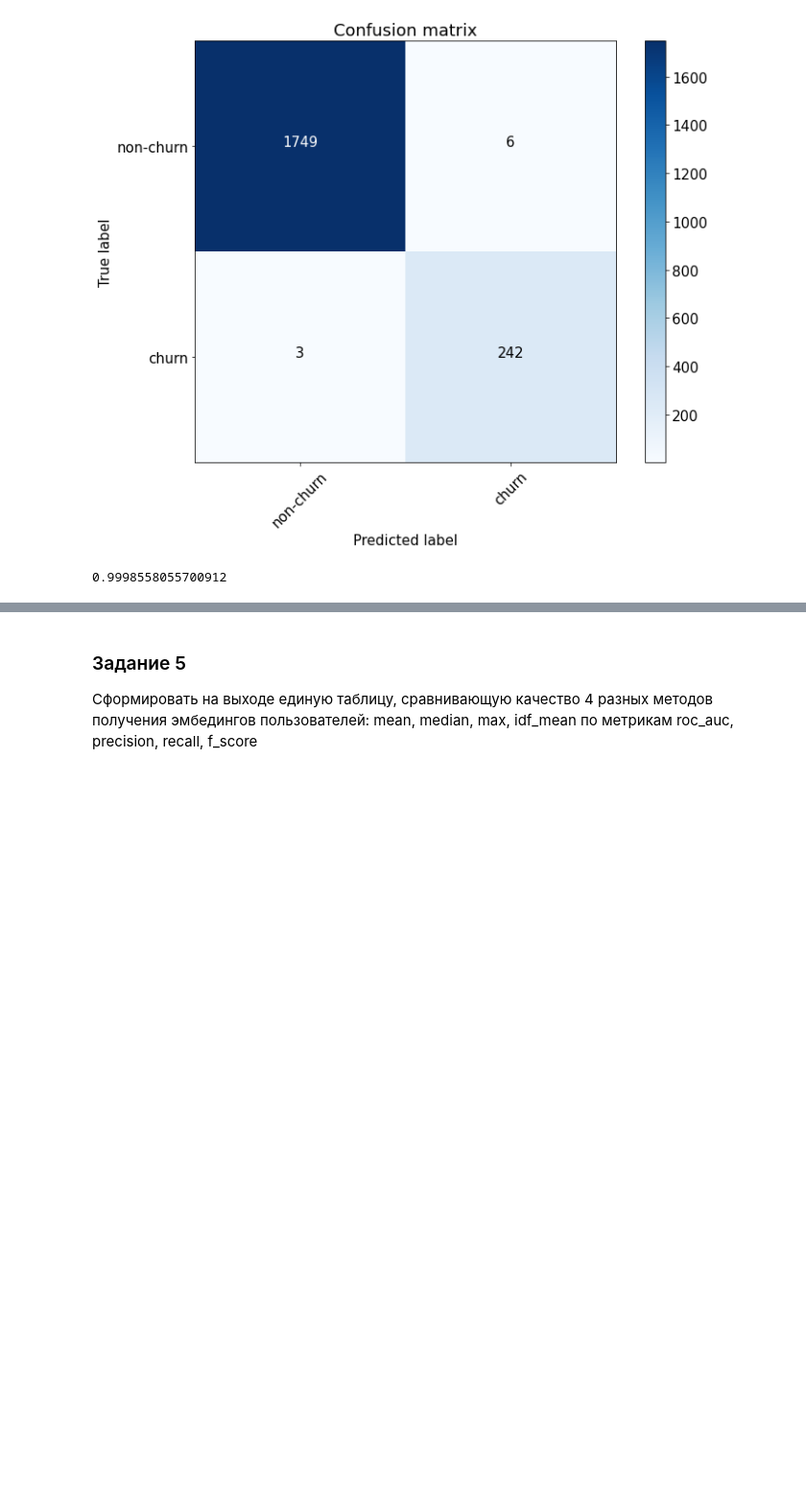
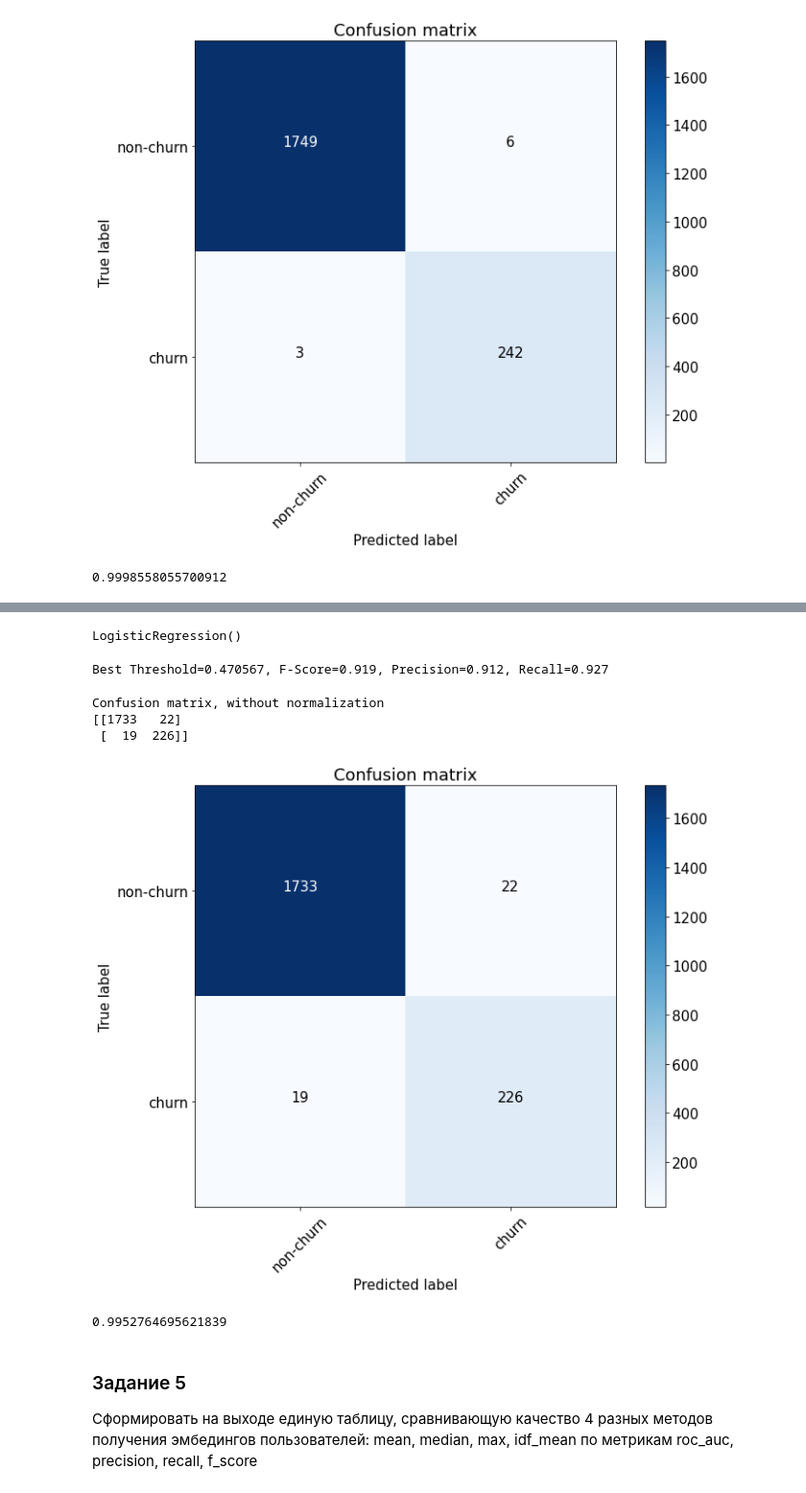
Before and after one commit to ME-27/ML_in_Business_Geekbrains_course, a Jupyter notebook: ML_in_Business_HW2_Evgenii_Kirillov.ipynb, the cells around one changed output, grey strips where cells are left out. Shown at 96% size. Cells and saved outputs as stored; diff of their text form; code cells hidden in the pictures; blank space fills up the shorter version.

```diff
--- a/ML_in_Business_HW2_Evgenii_Kirillov.ipynb
+++ b/ML_in_Business_HW2_Evgenii_Kirillov.ipynb
@@ -879,0 +973,6 @@ metrics_tfidf_mean_embedding = [fscore[ix], precision[ix], recall[ix], roc_auc_s
+# %%
+logreg = LogisticRegression()
+# %%
+logreg.fit(X_train, y_train)
+# %% [output]
+LogisticRegression()
@@ -879,0 +984,32 @@ metrics_tfidf_mean_embedding = [fscore[ix], precision[ix], recall[ix], roc_auc_s
+# %%
+precision, recall, thresholds = precision_recall_curve(y_test, preds)
+fscore = (2 * precision * recall) / (precision + recall)
+
+# locate the index of the largest f-score
+ix = np.argmax(fscore)
+print('Best Threshold=%f, F-Score=%.3f, Precision=%.3f, Recall=%.3f' % (thresholds[ix],
+                                                                        fscore[ix],
+                                                                        precision[ix],
+                                                                        recall[ix]))
+# %% [output]
+Best Threshold=0.470567, F-Score=0.919, Precision=0.912, Recall=0.927
+# %%
+font = {'size' : 15}
+
+plt.rc('font', **font)
+
+cnf_matrix = confusion_matrix(y_test, preds > thresholds[ix])
+plt.figure(figsize=(10, 8))
+plot_confusion_matrix(cnf_matrix, classes=['non-churn', 'churn'],
+                      title='Confusion matrix')
+# plt.savefig("conf_matrix.png")
+plt.show()
+# %% [output]
+Confusion matrix, without normalization
+[[1733   22]
+ [  19  226]]
+[figure, added]
+# %%
+roc_auc_score(y_test, preds)
+# %% [output]
+0.9952764695621839
```
Also changed, not shown: parts of 45 cells of this notebook.
